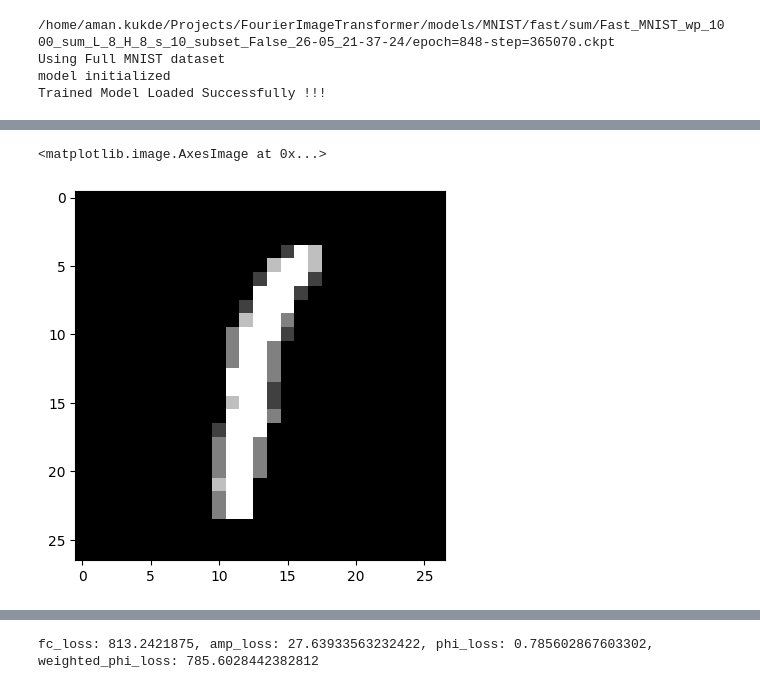
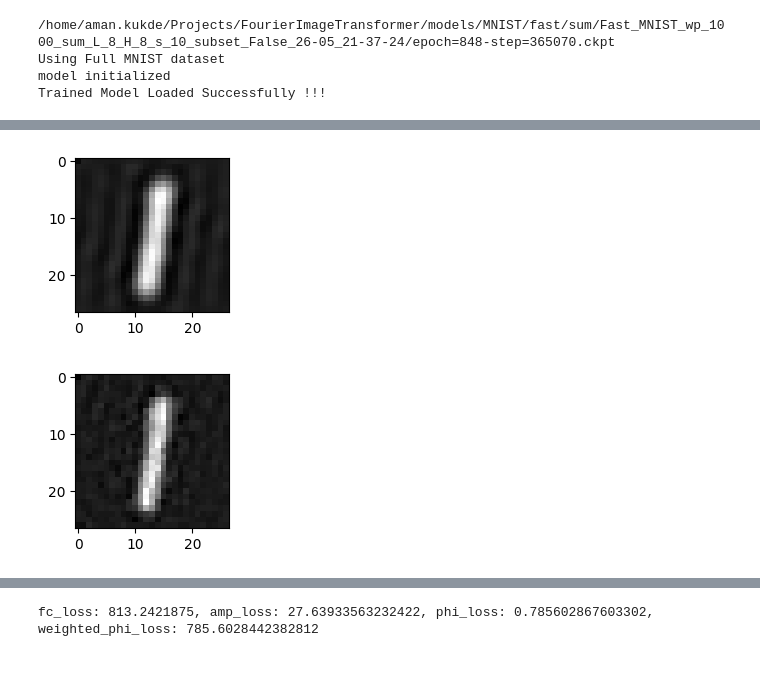
Before and after one commit to AmanKukde/FourierImageTransformer, a Jupyter notebook: my_new.ipynb, the cells around one changed output, grey strips where cells are left out. Saved outputs shown, nothing was run; the diff lists cells and outputs as text; code cells hidden in the pictures.

```diff
--- a/my_new.ipynb
+++ b/my_new.ipynb
@@ -19,7 +19,7 @@ import math
 import seaborn as sns
 import matplotlib.pyplot as plt
 from tqdm import tqdm
-from torch.nn.functional import avg_pool3d
+from fit.utils.utils import denormalize
 
 trained_model_path= '/home/aman.kukde/Projects/FourierImageTransformer/models/MNIST/fast/sum/Fast_MNIST_wp_1000_sum_L_8_H_8_s_10_subset_False_26-05_21-37-24/'
 checkpoints = os.listdir(trained_model_path)
@@ -38,7 +38,7 @@ seed_everything(22122020)
 
 if dataset == "MNIST":
     dm = MNIST_SResFITDM(root_dir="./datamodules/data/",
-                            batch_size=32, subset_flag=False)
+                            batch_size=256, subset_flag=False)
 if dataset == "CelebA":
     dm = CelebA_SResFITDM(root_dir="./datamodules/data/",
                             batch_size=8, subset_flag=False)
@@ -98,28 +98,25 @@ for fc, (mag_min, mag_max) in tqdm(dm.test_dataloader()):
 
     lowres = x_input.clone()
     lowres[:, model.input_seq_length:] = 0.
+    # lowres = torch.zeros_like(pred)
+    # lowres[:, :model.input_seq_length] = fc[:, :model.input_seq_length]
+
     pred_img = model.convert2img(fc=pred, mag_min=mag_min, mag_max=mag_max)
     lowres_img = model.convert2img(fc=lowres, mag_min=mag_min, mag_max=mag_max)
     gt_img = model.convert2img(fc=fc, mag_min=mag_min, mag_max=mag_max)
 
+    lowres_img_denormed = denormalize(lowres_img,
+                                          dm.mean,
+                                          dm.std)
+    pred_img_denormed = denormalize(pred_img, dm.mean,
+                                    dm.std)
+    gt_img_denormed = denormalize(gt_img, dm.mean,
+                                    dm.std)
 
-    lowres_psnr = PSNR(gt_img,lowres_img)
-    pred_psnr = PSNR(gt_img,pred_img)
-    gt_psnr = PSNR(gt_img,gt_img)
+    lowres_psnr = PSNR(gt_img_denormed, lowres_img_denormed)
+    pred_psnr = PSNR(gt_img_denormed, pred_img_denormed)
+    gt_psnr = PSNR(gt_img_denormed, gt_img_denormed)
 
     lowres_total.append(lowres_psnr)
     pred_total.append(pred_psnr)
     gt_total.append(gt_psnr)
-
-
-lowres_all = torch.cat(lowres_total)
-pred_all = torch.cat(pred_total)
-diff_all = pred_all - lowres_all
-gt_all = torch.cat(gt_total)
-
-
-fig, ax = plt.subplots()
-ax.boxplot([diff_all.cpu().numpy(),lowres_all.cpu().numpy(),pred_all.cpu().numpy()], widths= 0.5, labels = ['diff','Lowres','Predicted']);
-ax.set_xlabel("Data")
-ax.set_ylabel("PSNR")
-ax.title.set_text(f"PSNR of Lowres and Predicted Images")
@@ -126,6 +147,10 @@ ax.title.set_text(f"PSNR of Lowres and Predicted Images")
 # %%
+plt.figure(figsize = (2,2))
 plt.imshow(lowres_img.cpu().numpy()[0], cmap = 'gray')
-plt.imshow(gt_img.cpu().numpy()[0], cmap = 'gray')
+plt.show()
+plt.figure(figsize = (2,2))
+plt.imshow(pred_img.cpu().numpy()[0], cmap = 'gray')
+plt.show()
 # %% [output]
-<matplotlib.image.AxesImage at 0x...>
-[figure, old version]
+[figure, new version]
+[figure, added]
```
Also changed, not shown: parts of 4 cells of this notebook, 4 other files.
